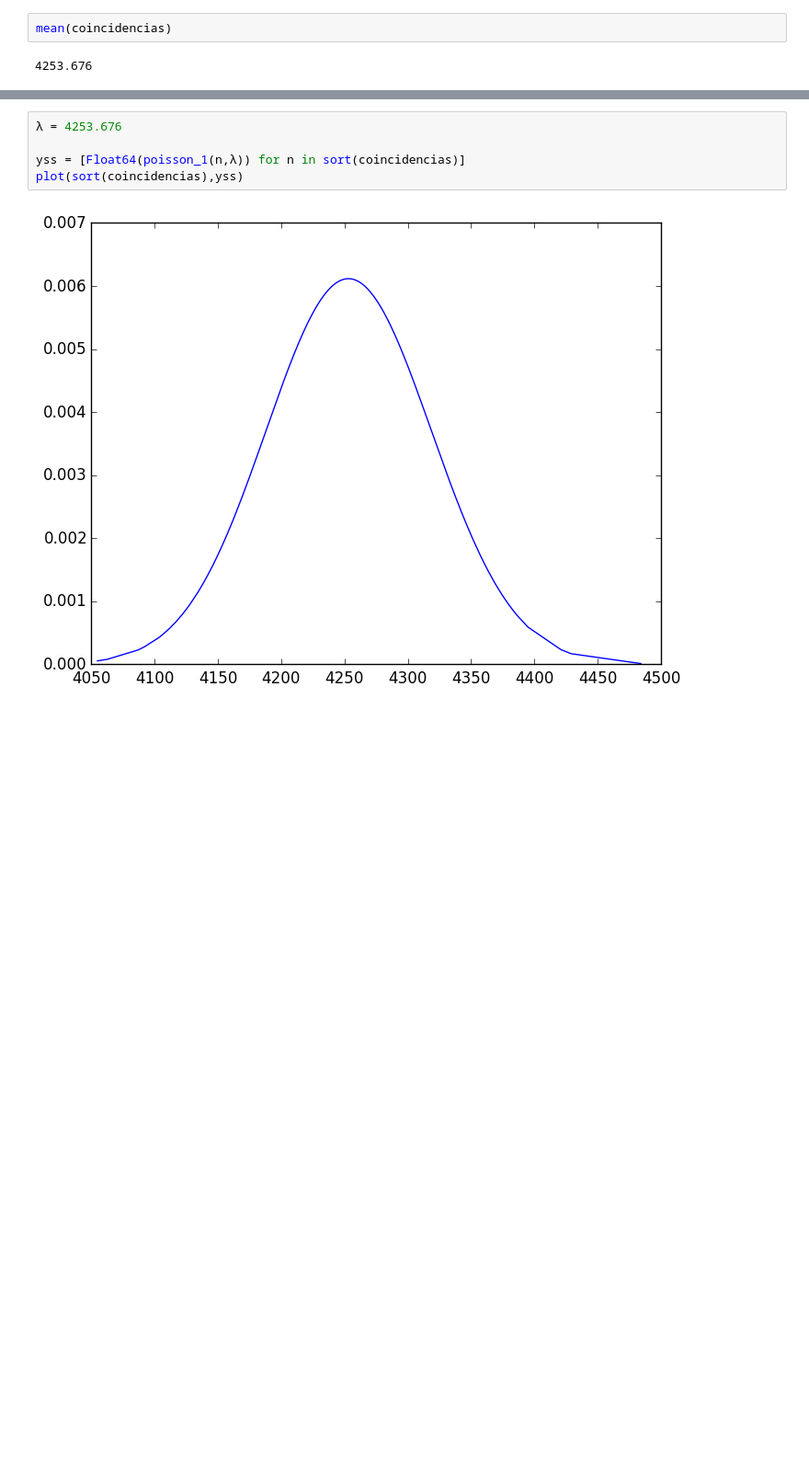
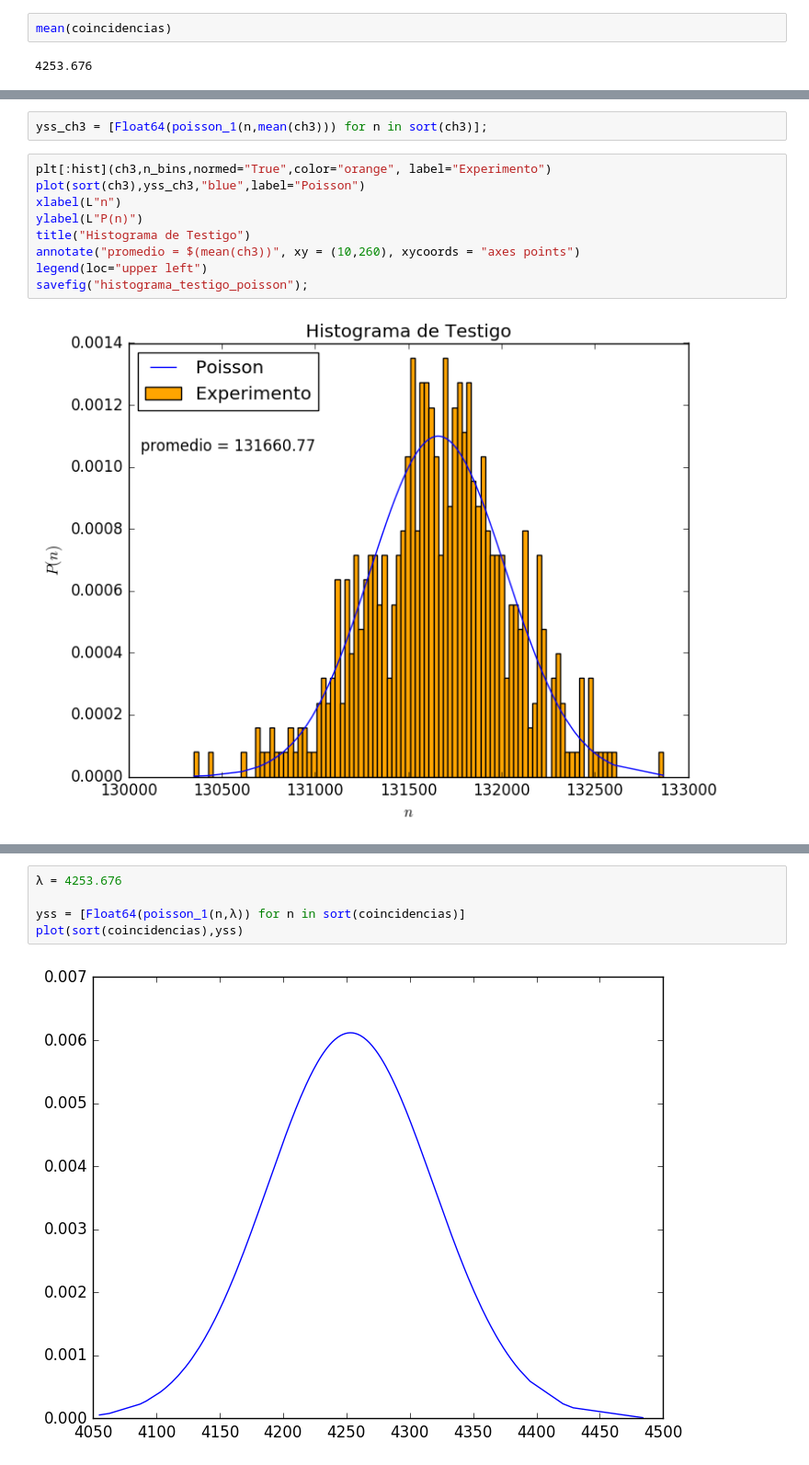
Before and after one commit to LFelipeGomez/LabConII, a Jupyter notebook: conteo_fotones.ipynb, the cells around one changed output, grey strips where cells are left out. Shown at 92% size. Cells and saved outputs as stored; diff of their text form; blank space fills up the shorter version.

```diff
--- a/conteo_fotones.ipynb
+++ b/conteo_fotones.ipynb
@@ -633 +630,14 @@ savefig("histograma_testigo");
+# %%
+yss_ch3 = [Float64(poisson_1(n,mean(ch3))) for n in sort(ch3)];
+# %%
+plt[:hist](ch3,n_bins,normed="True",color="orange", label="Experimento")
+plot(sort(ch3),yss_ch3,"blue",label="Poisson")
+xlabel(L"n")
+ylabel(L"P(n)")
+title("Histograma de Testigo")
+annotate("promedio = $(mean(ch3))", xy = (10,260), xycoords = "axes points")
+legend(loc="upper left")
+savefig("histograma_testigo_poisson");
+# %% [output]
+[figure, added]
 # %% [markdown]
```
Also changed, not shown: parts of 14 cells of this notebook.
